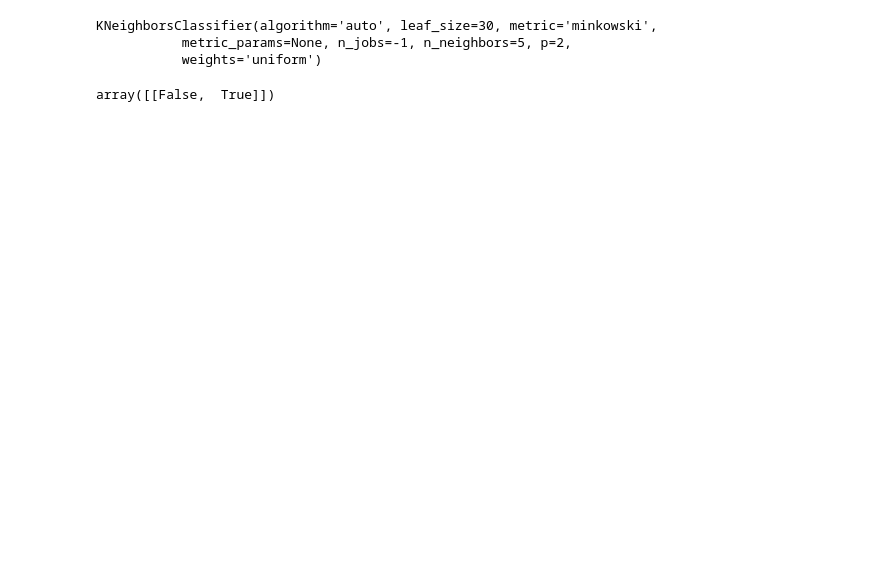
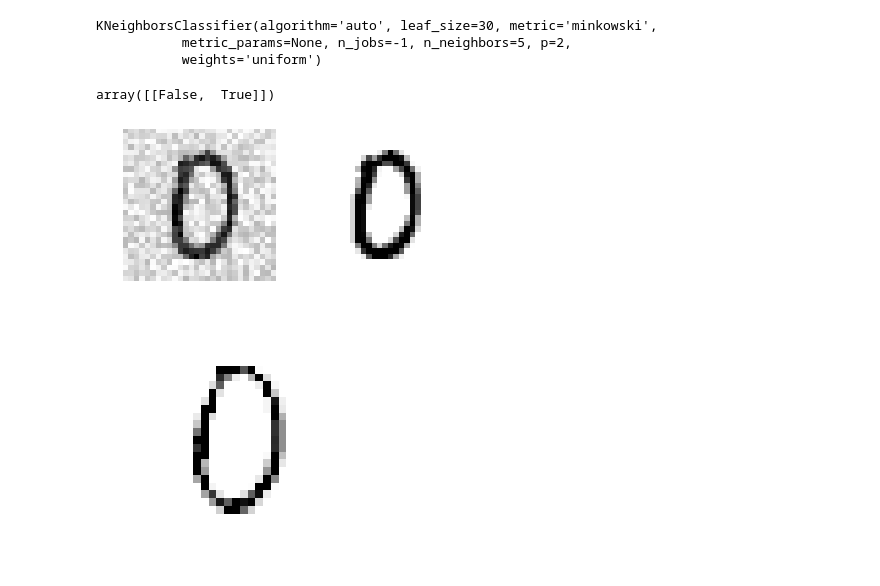
Before and after one commit to hammeiam/hands-on-with-ml, a Jupyter notebook: 3-classification.ipynb, the cells around one changed output. Cells and saved outputs as stored; diff of their text form; code cells hidden in the pictures; blank space fills up the shorter version.

```diff
--- a/3-classification.ipynb
+++ b/3-classification.ipynb
@@ -452,4 +447,28 @@ KNeighborsClassifier(algorithm='auto', leaf_size=30, metric='minkowski',
 knn_clf.predict([five_digit])
 # %% [output]
 array([[False,  True]])
+# %%
+# Multioutput Classification
+# Similar to multilabel classification, except instead of the per-instance output vectors
+# being binary, they are multiclass
+
+# In this example we denoise mnist images
+# Input is noisy images, output is multiclass (pixel intensities) vector representing the clean image
+
+noise = np.random.randint(0,100, (len(X_train), 784))
+X_train_mod = X_train + noise
+noise = np.random.randint(0,100, (len(X_test), 784))
+X_test_mod = X_test + noise
+y_train_mod = X_train
+y_test_mod = X_test
+plt.subplot(121); plot_digit(X_test_mod[10])
+plt.subplot(122); plot_digit(y_test_mod[10])
+plt.show()
+
+knn_clf.fit(X_train_mod, y_train_mod)
+clean_digit = knn_clf.predict([X_test_mod[10]])
+plot_digit(clean_digit)
+# %% [output]
+[figure, added]
+[figure, added]
 # %%
```
Also changed, not shown: parts of 33 cells of this notebook.
